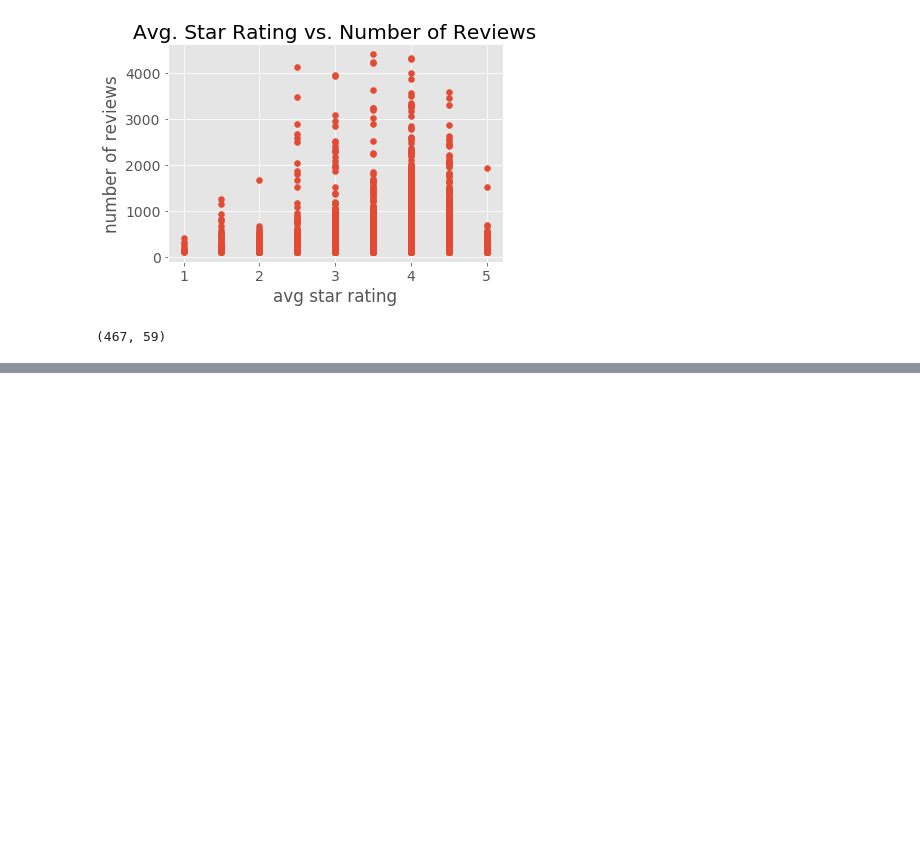
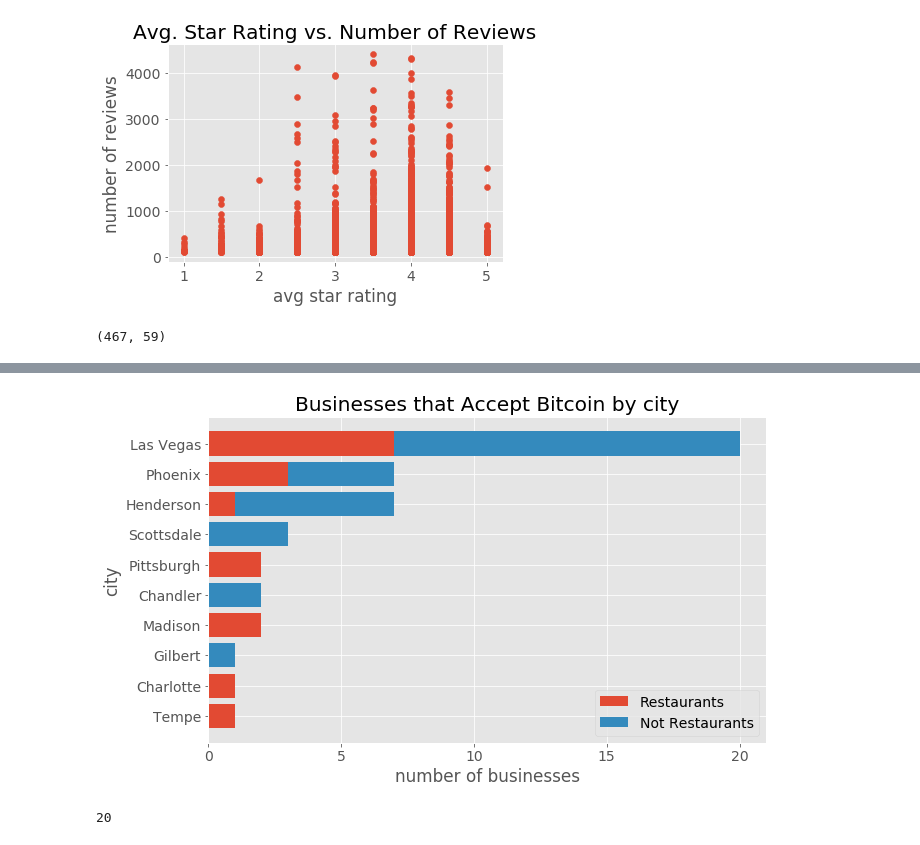
Before and after one commit to Laura-Kimble/Yelp-Reviews, a Jupyter notebook: notebooks/business_eda.ipynb, the cells around one changed output, grey strips where cells are left out. Drawn from its saved outputs; the diff is of its cells as text; code cells hidden in the pictures; blank space fills up the shorter version.

```diff
--- a/notebooks/business_eda.ipynb
+++ b/notebooks/business_eda.ipynb
@@ -230,0 +239,35 @@ IndexError: list index out of range
+# %%
+col_name = 'city'
+col, vals = ('BusinessAcceptsBitcoin', ['True'])
+filtered = businesses_df[businesses_df[col].isin(vals)]
+legend_label = f'count of businesses where {col} is in {vals}'
+
+fig, ax = plt.subplots(1, 1, figsize=(10, 6))
+data = filtered[col_name].value_counts()[0:10]
+labels = data.index
+N = len(labels)
+tick_locations = np.arange(N)
+
+restaurant_counts = []
+non_restaurant_counts = []
+
+for lab in labels:
+    restaurant_data = filtered[(filtered['Restaurant']==True) & (filtered[col_name]==lab)]
+    non_restaurant_data = filtered[(filtered['Restaurant']==False) & (filtered[col_name]==lab)]
+    restaurant_counts.append(len(restaurant_data))
+    non_restaurant_counts.append(len(non_restaurant_data))
+
+ax.barh(tick_locations, restaurant_counts, label='Restaurants')
+ax.barh(tick_locations, non_restaurant_counts, label='Not Restaurants', left=restaurant_counts)
+ax.set_yticks(ticks=tick_locations)
+ax.set_yticklabels(labels)
+ax.set_xticks(np.arange(0, max(restaurant_counts) + max(non_restaurant_counts) + 1, step=5))
+ax.set_xlabel('number of businesses')
+ax.set_ylabel(f'{col_name}')
+title = f'Businesses that Accept Bitcoin by {col_name}'
+ax.set_title(title)
+ax.legend()
+plt.gca().invert_yaxis()
+fig.savefig(f'../images/{title}.png')
+# %% [output]
+[figure, added]
@@ -230,0 +276,4 @@ IndexError: list index out of range
+# %%
+max(restaurant_counts) + max(non_restaurant_counts)
+# %% [output]
+20
```
Also changed, not shown: parts of 5 cells of this notebook, 6 other files.
